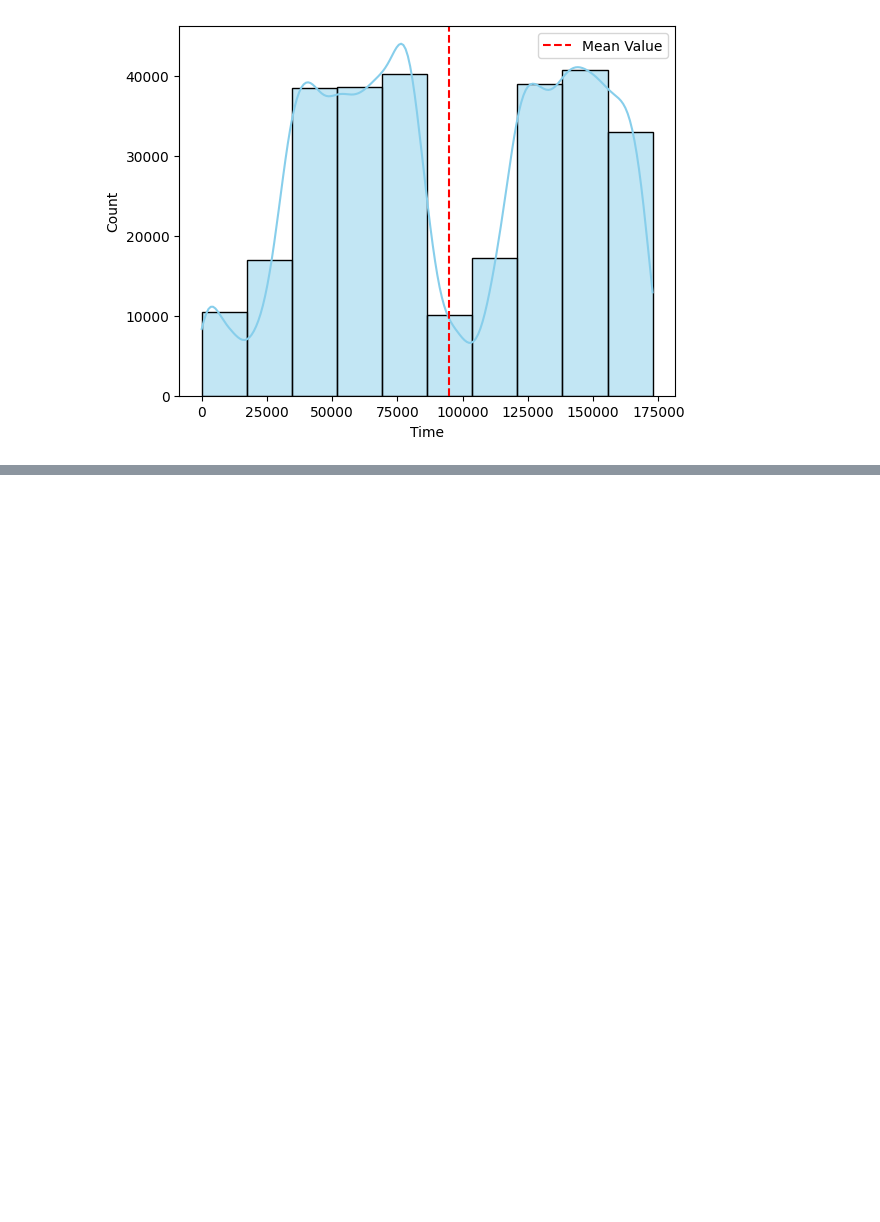
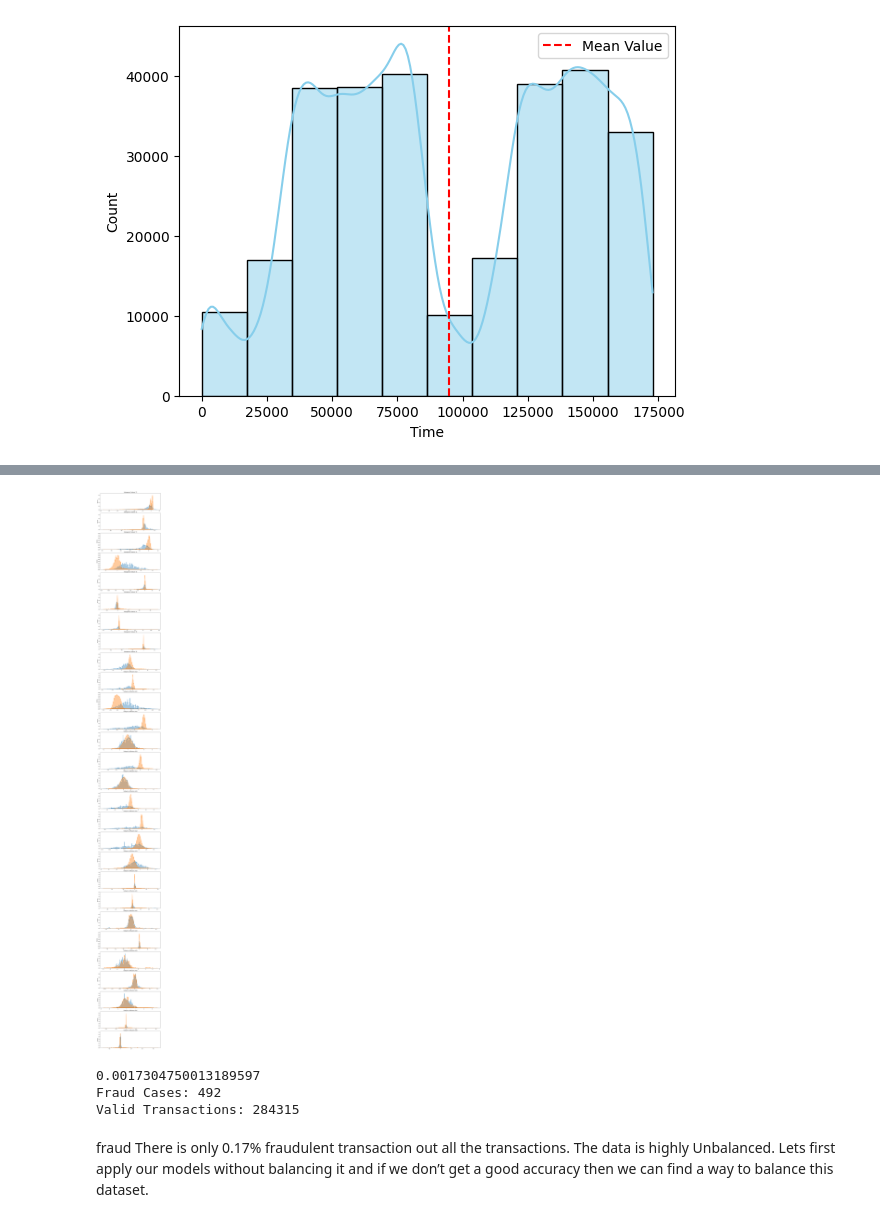
Before and after one commit to Rupesh-132/End-To-End-MLOPs-Credit_Card_Fraud_Detection, a Jupyter notebook: research/credit_card_fraud_detection.ipynb, the cells around one changed output, grey strips where cells are left out. Saved outputs shown, nothing was run; the diff lists cells and outputs as text; code cells hidden in the pictures; blank space fills up the shorter version.

```diff
--- a/research/credit_card_fraud_detection.ipynb
+++ b/research/credit_card_fraud_detection.ipynb
@@ -74,0 +137,28 @@ plt.legend()
+# %%
+# distribution of anomalous features
+features = data.iloc[:,1:29].columns
+plt.figure(figsize=(12,28*4))
+gs = gridspec.GridSpec(28, 1)
+for i, c in enumerate(data[features]):
+ ax = plt.subplot(gs[i])
+ sns.distplot(data[c][data.Class == 1], bins=50,rug = True)
+ sns.distplot(data[c][data.Class == 0], bins=50,rug= True)
+ ax.set_xlabel("")
+ ax.set_title("histogram of feature: " + str(c))
+plt.show()
+# %% [output]
+[figure, added]
+# %%
+# Determine number of fraud cases in dataset
+Fraud = data[data["Class"] == 1]
+Valid = data[data["Class"] == 0]
+outlier_fraction = len(Fraud)/float(len(Valid))
+print(outlier_fraction)
+print("Fraud Cases: {}".format(len(data[data["Class"] == 1])))
+print("Valid Transactions: {}".format(len(data[data["Class"] == 0])))
+# %% [output]
+0.0017304750013189597
+Fraud Cases: 492
+Valid Transactions: 284315
+# %% [markdown]
+fraud There is only 0.17% fraudulent transaction out all the transactions. The data is highly Unbalanced. Lets first apply our models without balancing it and if we don’t get a good accuracy then we can find a way to balance this dataset.
```
Also changed, not shown: parts of 19 cells of this notebook, 9 other files.
